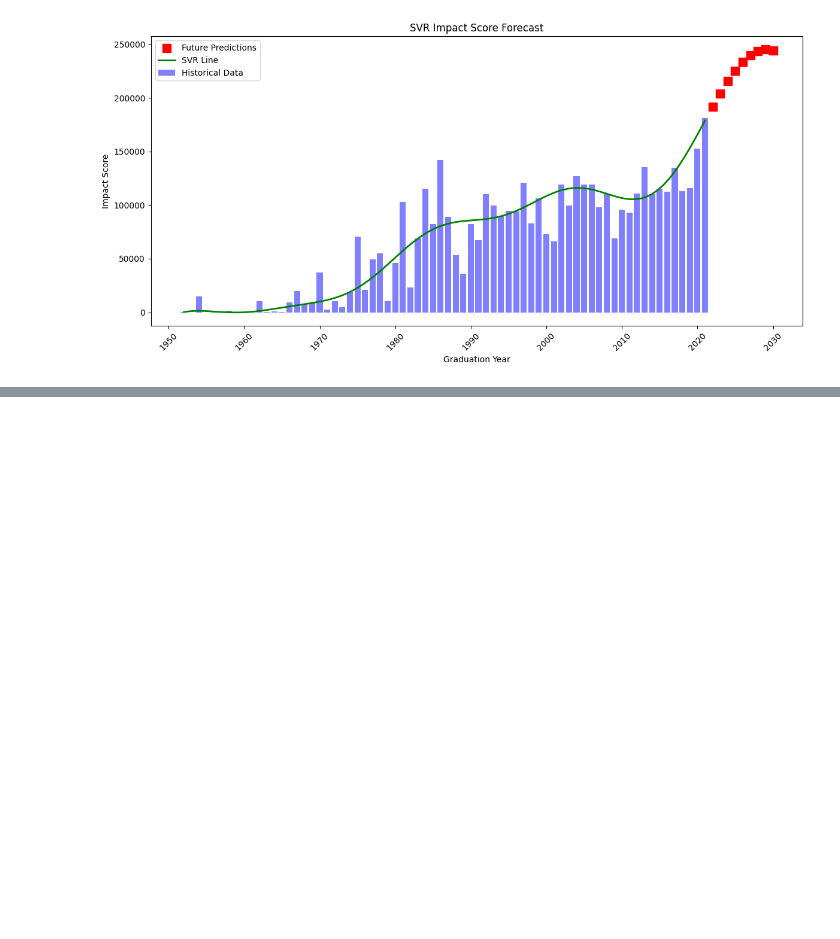
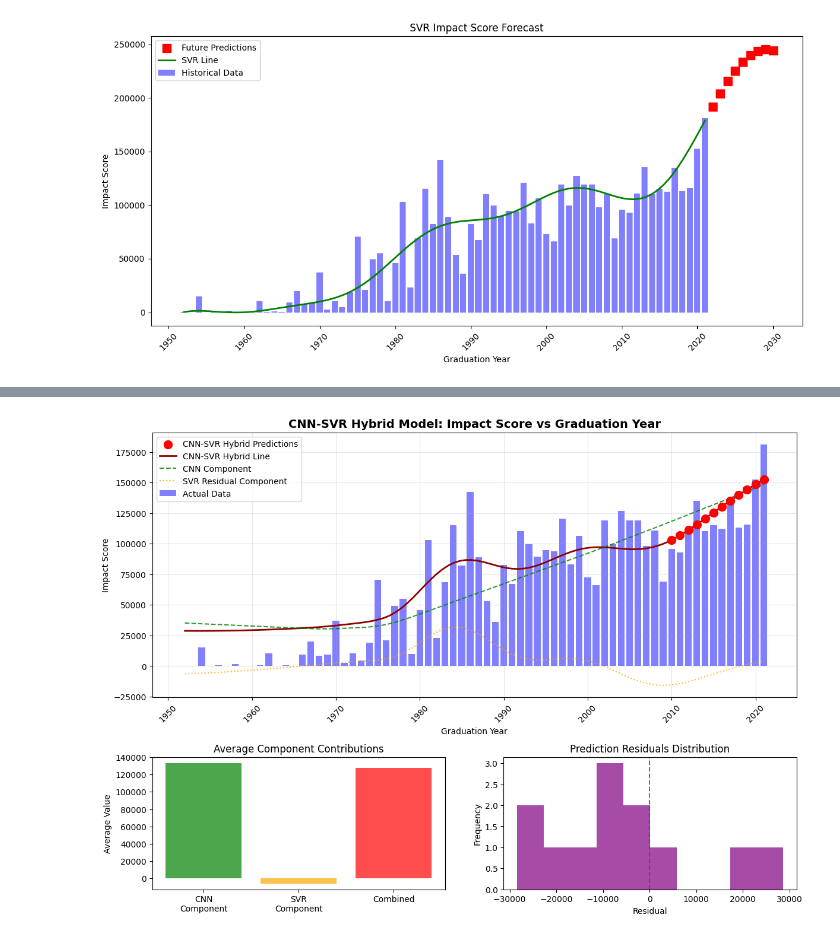
Before and after one commit to IvanRomero03/qs80tec-prediction, a Jupyter notebook: regresions.ipynb, the cells around one changed output, grey strips where cells are left out. Saved outputs shown, nothing was run; the diff lists cells and outputs as text; code cells hidden in the pictures; blank space fills up the shorter version.

```diff
--- a/regresions.ipynb
+++ b/regresions.ipynb
@@ -1199,0 +1452,98 @@ First 10 years of predictions:
+# %%
+# Visualize CNN-SVR Hybrid Model Results
+plt.figure(figsize=(14, 10))
+
+# Create subplot layout
+gs = plt.GridSpec(2, 2, height_ratios=[2, 1], hspace=0.3)
+
+# Main prediction plot
+ax1 = plt.subplot(gs[0, :])
+
+# Plot actual data
+ax1.bar(years, y, color='blue', alpha=0.5, label='Actual Data', width=0.8)
+
+# Plot test predictions
+X_test_years = scaler.inverse_transform(X_cnn_svr_test.reshape(-1, 1))
+ax1.scatter(X_test_years.flatten(), y_pred_cnn_svr,
+            color='red', s=100, label='CNN-SVR Hybrid Predictions', zorder=5)
+
+# Plot prediction line for full range
+X_range = np.linspace(years.min(), years.max(), 100).reshape(-1, 1)
+X_range_scaled = scaler.transform(X_range).reshape(-1, 1, 1)
+y_range_pred_cnn_svr = cnn_svr_hybrid.predict(X_range_scaled)
+ax1.plot(X_range.flatten(), y_range_pred_cnn_svr,
+         color='darkred', linewidth=2, label='CNN-SVR Hybrid Line')
+
+# Get component predictions for visualization
+cnn_component, svr_component = cnn_svr_hybrid.get_component_predictions(
+    X_range_scaled)
+
+ax1.plot(X_range.flatten(), cnn_component,
+         color='green', linewidth=1.5, linestyle='--', alpha=0.8, label='CNN Component')
+ax1.plot(X_range.flatten(), svr_component,
+         color='orange', linewidth=1.5, linestyle=':', alpha=0.8, label='SVR Residual Component')
+
+ax1.set_title('CNN-SVR Hybrid Model: Impact Score vs Graduation Year',
+              fontsize=14, fontweight='bold')
+ax1.set_xlabel('Graduation Year')
+ax1.set_ylabel('Impact Score')
+ax1.legend()
+ax1.grid(alpha=0.3)
+ax1.tick_params(axis='x', rotation=45)
+
+# Component analysis subplot
+ax2 = plt.subplot(gs[1, 0])
+test_cnn_comp, test_svr_comp = cnn_svr_hybrid.get_component_predictions(
+    X_cnn_svr_test)
+ax2.bar(['CNN\nComponent', 'SVR\nComponent', 'Combined'],
+        [np.mean(test_cnn_comp), np.mean(
+            test_svr_comp), np.mean(y_pred_cnn_svr)],
+        color=['green', 'orange', 'red'], alpha=0.7)
+ax2.set_title('Average Component Contributions')
+ax2.set_ylabel('Average Value')
+
+# Prediction accuracy subplot
+ax3 = plt.subplot(gs[1, 1])
+residuals_cnn_svr = y_cnn_svr_test - y_pred_cnn_svr
+ax3.hist(residuals_cnn_svr, bins=10, alpha=0.7, color='purple')
+ax3.set_title('Prediction Residuals Distribution')
+ax3.set_xlabel('Residual')
+ax3.set_ylabel('Frequency')
+ax3.axvline(0, color='red', linestyle='--', alpha=0.8)
+
+plt.tight_layout()
+plt.show()
+
+# Add CNN-SVR Hybrid to model comparison
+models['CNN-SVR Hybrid'] = (mse_cnn_svr, r2_cnn_svr)
+
+print("\nUpdated Model Comparison with CNN-SVR Hybrid:")
+print("=" * 65)
+sorted_models = sorted(models.items(), key=lambda x: x[1][0])  # Sort by MSE
+for i, (model_name, (mse_value, r2_value)) in enumerate(sorted_models, 1):
+    print(f"{i}. {model_name:25} - MSE: {mse_value:10.2f}, R²: {r2_value:8.4f}")
+
+# Show improvement analysis
+standalone_cnn_mse = models['Improved CNN'][0]
+standalone_svr_mse = models['SVR'][0]
+improvement_over_cnn = (
+    (standalone_cnn_mse - mse_cnn_svr) / standalone_cnn_mse) * 100
+improvement_over_svr = (
+    (standalone_svr_mse - mse_cnn_svr) / standalone_svr_mse) * 100
+
+print(f"\nHybrid Model Performance Analysis:")
+print(f"Improvement over standalone CNN: {improvement_over_cnn:.2f}%")
+print(f"Improvement over standalone SVR: {improvement_over_svr:.2f}%")
+
+# Detailed component analysis
+print(f"\nComponent Analysis on Test Set:")
+print(
+    f"CNN component range: {test_cnn_comp.min():.1f} to {test_cnn_comp.max():.1f}")
+print(
+    f"SVR component range: {test_svr_comp.min():.1f} to {test_svr_comp.max():.1f}")
+print(
+    f"CNN component contribution: {np.mean(np.abs(test_cnn_comp)):.1f} (avg absolute)")
+print(
+    f"SVR component contribution: {np.mean(np.abs(test_svr_comp)):.1f} (avg absolute)")
+# %% [output]
+[figure, added]
```
Also changed, not shown: parts of 11 cells of this notebook.
